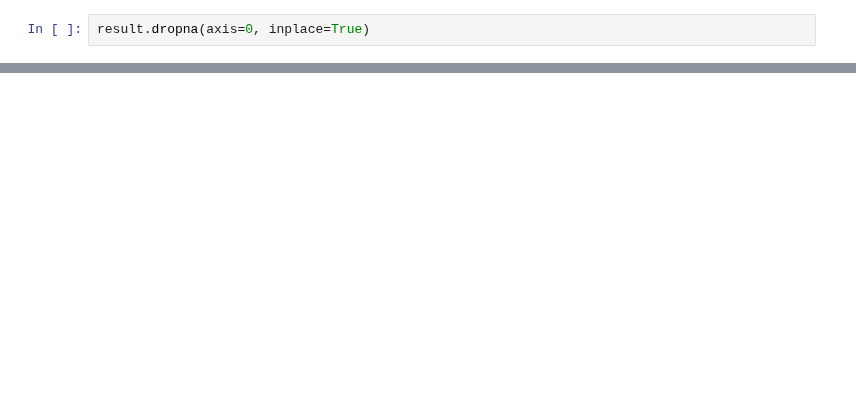
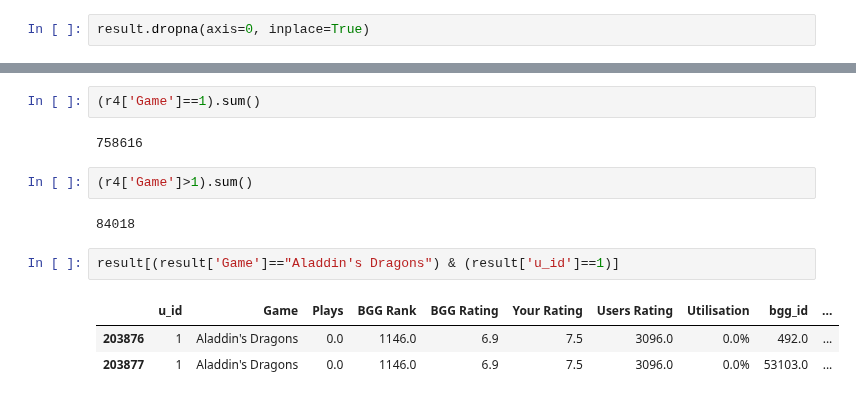
Before and after one commit to LourdesRodriguez/recommender_system, a Jupyter notebook: 2_Data_Understanding.ipynb, the cells around one changed output, grey strips where cells are left out. Saved outputs shown, nothing was run; the diff lists cells and outputs as text; blank space fills up the shorter version.

```diff
--- a/2_Data_Understanding.ipynb
+++ b/2_Data_Understanding.ipynb
@@ -849,0 +860,14 @@ dtype: int64
+# %%
+(r4['Game']==1).sum()
+# %% [output]
+758616
+# %%
+(r4['Game']>1).sum()
+# %% [output]
+84018
+# %%
+result[(result['Game']=="Aladdin's Dragons") & (result['u_id']==1)]
+# %% [output]
+|  | u_id | Game | Plays | BGG Rank | BGG Rating | Your Rating | Users Rating | Utilisation | bgg_id | ... |
+| 203876 | 1 | Aladdin's Dragons | 0.0 | 1146.0 | 6.9 | 7.5 | 3096.0 | 0.0% | 492.0 | ... |
+| 203877 | 1 | Aladdin's Dragons | 0.0 | 1146.0 | 6.9 | 7.5 | 3096.0 | 0.0% | 53103.0 | ... |
```
Also changed, not shown: parts of 7 cells of this notebook.
